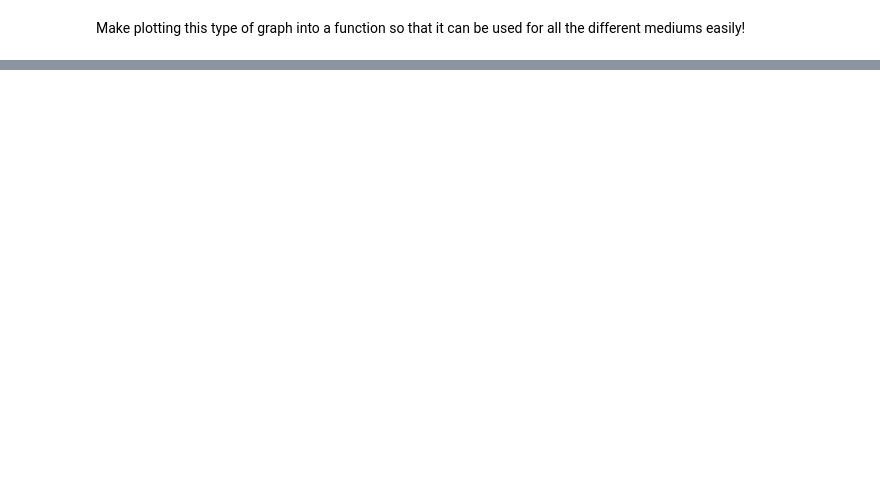
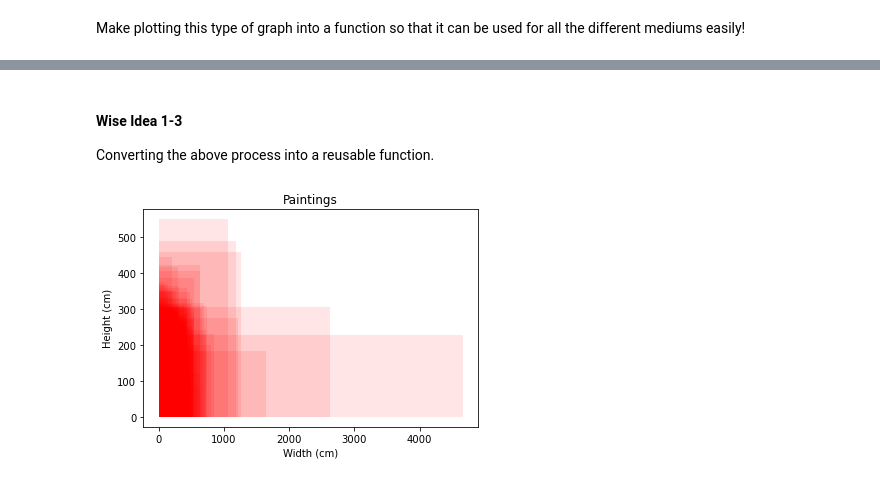
Before and after one commit to niamhbrockbank/art-related, a Jupyter notebook: early-experimentation.ipynb, the cells around one changed output, grey strips where cells are left out. Saved outputs shown, nothing was run; the diff lists cells and outputs as text; code cells hidden in the pictures; blank space fills up the shorter version.

```diff
--- a/early-experimentation.ipynb
+++ b/early-experimentation.ipynb
@@ -163,0 +199,36 @@ Make plotting this type of graph into a function so that it can be used for all
+# %% [markdown]
+#### Wise Idea 1-3
+Converting the above process into a reusable function.
+# %%
+def mediaSizePlot(media):
+    #This function plots the sizes of all the given media in the artworks list as rectangles for comparison
+    #Getting the data into lists that I know how to use and plotting simply on a scattergraph
+    Width = []
+    Height = []
+    counter = 0
+
+    #For each of the pieces of art "media" check if it is a painting then add it's dimensions to the list if it is!
+    for object in artworksData['Classification']:
+        counter += 1
+        if object == media:
+            Width.append(artworksData['Width (cm)'][counter])
+            Height.append(artworksData['Height (cm)'][counter])
+
+
+    shapeCounter = 0
+    #painting shape
+    for widths in Width:
+        rect = mpatches.Rectangle((0,0), widths, Height[shapeCounter],
+                                alpha = 0.1,
+                                facecolor = 'red')
+        shapeCounter += 1
+        plt.gca().add_patch(rect)
+
+    plt.title(media + 's')
+    plt.xlabel('Width (cm)')
+    plt.ylabel('Height (cm)')
+    plt.plot(Width, Height, linestyle ='')
+
+mediaSizePlot('Painting')
+# %% [output]
+[figure, added]
```
Also changed, not shown: parts of 4 cells of this notebook.
